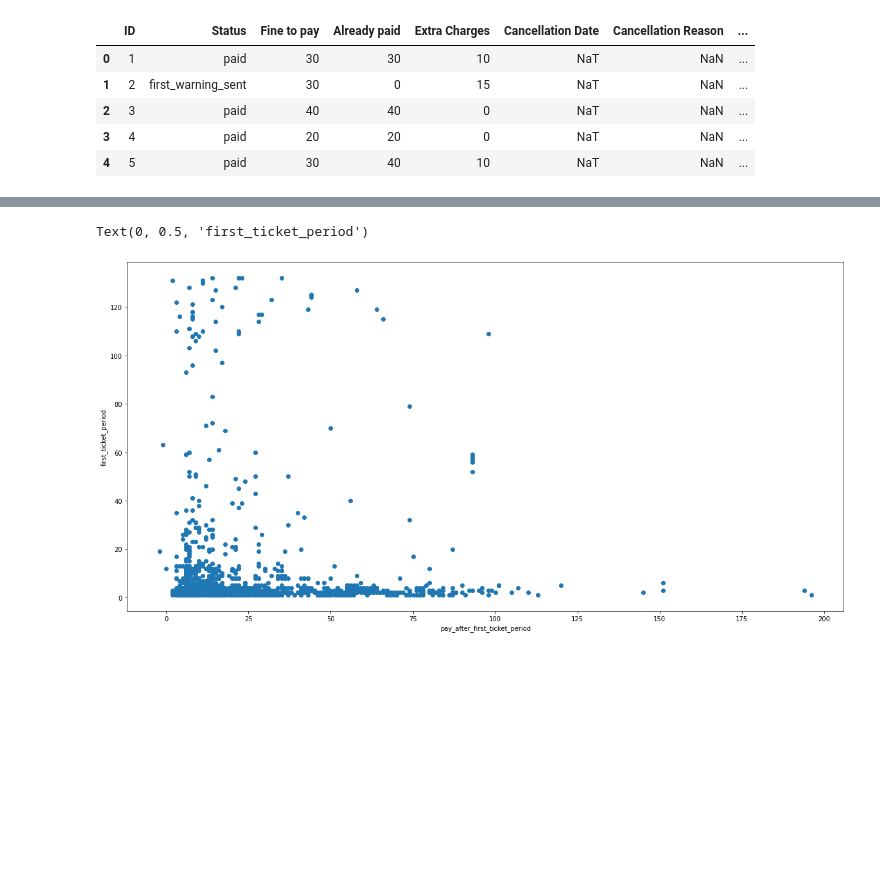
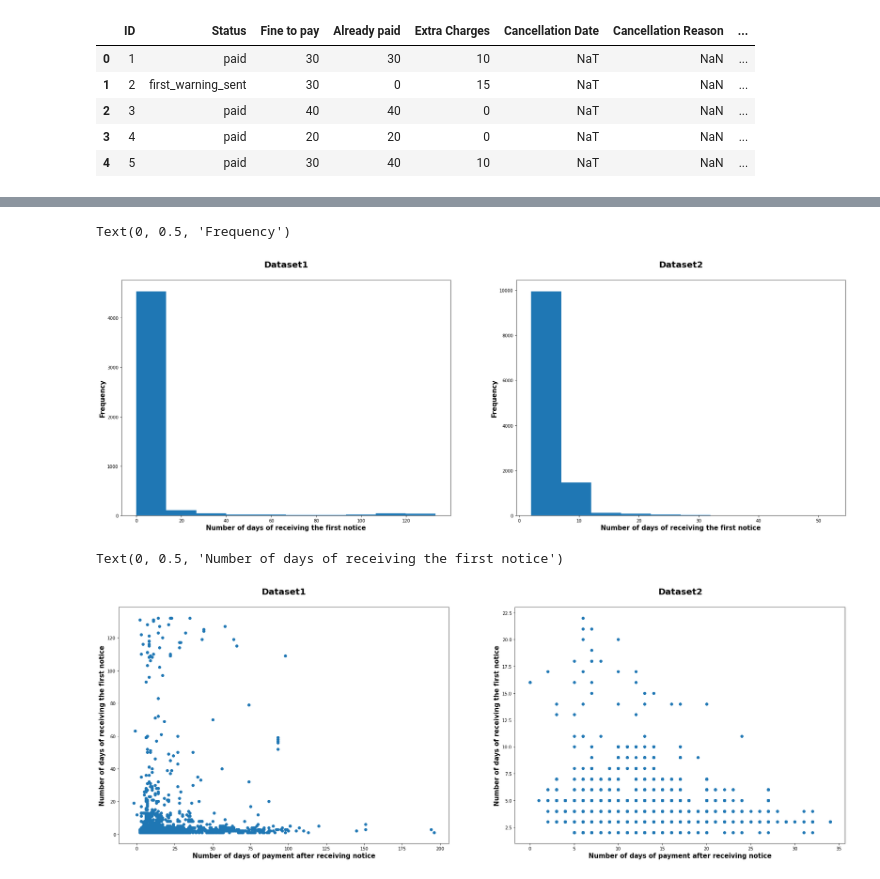
Before and after one commit to ANH2510/Parking-Service, a Jupyter notebook: challenge_1.ipynb, the cells around one changed output, grey strips where cells are left out. Drawn from its saved outputs; the diff is of its cells as text; code cells hidden in the pictures; blank space fills up the shorter version.

```diff
--- a/challenge_1.ipynb
+++ b/challenge_1.ipynb
@@ -51,15 +51,25 @@ print(f"{payment_rate_2:.2f}%")
 35.78%
 # %%
 #Transform datatype
-data1['Day of Violation'] = pd.to_datetime(data1['Day of Violation'])
-data1['First Letter'] = pd.to_datetime(data1['First Letter'])
-data1['Reminder Sent'] = pd.to_datetime(data1['Reminder Sent'])
-data1['First Warning'] = pd.to_datetime(data1['First Warning'])
-data1['Cancellation Date'] = pd.to_datetime(data1['Cancellation Date'])
-data1['Payment Date'] = pd.to_datetime(data1['Payment Date'])
+data1["Day of Violation"] = pd.to_datetime(data1["Day of Violation"])
+data1["First Letter"] = pd.to_datetime(data1["First Letter"])
+data1["Reminder Sent"] = pd.to_datetime(data1["Reminder Sent"])
+data1["First Warning"] = pd.to_datetime(data1["First Warning"])
+data1["Cancellation Date"] = pd.to_datetime(data1["Cancellation Date"])
+data1["Payment Date"] = pd.to_datetime(data1["Payment Date"])
+
+data2["Day of Violation"] = pd.to_datetime(data2["Day of Violation"])
+data2["First Letter"] = pd.to_datetime(data2["First Letter"])
+data2["Reminder Sent"] = pd.to_datetime(data2["Reminder Sent"])
+data2["First Warning"] = pd.to_datetime(data2["First Warning"])
+data2["Cancellation Date"] = pd.to_datetime(data2["Cancellation Date"])
+data2["Payment Date"] = pd.to_datetime(data2["Payment Date"])
 # %%
-data1['first_ticket_period'] = data1['First Letter'] - data1['Day of Violation']
-data1['pay_after_first_ticket_period'] = data1['Payment Date'] - data1['First Letter']
+data1["first_ticket_period"] = data1["First Letter"] - data1["Day of Violation"]
+data1["pay_after_first_ticket_period"] = data1["Payment Date"] - data1["First Letter"]
+
+data2["first_ticket_period"] = data2["First Letter"] - data2["Day of Violation"]
+data2["pay_after_first_ticket_period"] = data2["Payment Date"] - data2["First Letter"]
 # %%
 data1.head()
 # %% [output]
@@ -70,5 +80,8 @@ data1.head()
 | 3 | 4 | paid | 20 | 20 | 0 | NaT | NaN | ... |
 | 4 | 5 | paid | 30 | 40 | 10 | NaT | NaN | ... |
 # %%
-data1['first_ticket_period'] = data1['first_ticket_period'].dt.days
-data1['pay_after_first_ticket_period'] = data1['pay_after_first_ticket_period'].dt.days
+data1["first_ticket_period"] = data1["first_ticket_period"].dt.days
+data1["pay_after_first_ticket_period"] = data1["pay_after_first_ticket_period"].dt.days
+
+data2["first_ticket_period"] = data2["first_ticket_period"].dt.days
+data2["pay_after_first_ticket_period"] = data2["pay_after_first_ticket_period"].dt.days
@@ -103,8 +88,27 @@ plt.hist(data1['pay_after_first_ticket_period'],)
-# %%
-plt.figure(figsize=(20,10))
-plt.scatter(x=data1['pay_after_first_ticket_period'], y = data1['first_ticket_period'])
-plt.xlabel("pay_after_first_ticket_period")
-plt.ylabel("first_ticket_period")
-# %% [output]
-Text(0, 0.5, 'first_ticket_period')
-[figure, removed]
+# %%
+fig, (ax1, ax2) = plt.subplots(ncols = 2, nrows = 1, figsize = (30,10))
+ax1.hist(data1["first_ticket_period"])
+ax1.set_title("Dataset1", weight = "bold", fontsize = 20, pad = 30)
+ax1.set_xlabel("Number of days of receiving the first notice", weight = "bold", fontsize = 15)
+ax1.set_ylabel("Frequency", weight = "bold", fontsize = 15)
+ax2.hist(data2["first_ticket_period"])
+ax2.set_title("Dataset2", weight = "bold", fontsize = 20, pad = 30)
+ax2.set_xlabel("Number of days of receiving the first notice", weight = "bold", fontsize = 15)
+ax2.set_ylabel("Frequency", weight = "bold", fontsize = 15)
+# %% [output]
+Text(0, 0.5, 'Frequency')
+[figure, added]
+# %%
+fig, (ax1, ax2) = plt.subplots(ncols = 2, nrows = 1, figsize = (30,10))
+
+ax1.scatter(x=data1["pay_after_first_ticket_period"], y = data1["first_ticket_period"])
+ax1.set_title("Dataset1", weight = "bold", fontsize = 20, pad = 30)
+ax1.set_xlabel("Number of days of payment after receiving notice", weight = "bold", fontsize = 15)
+ax1.set_ylabel("Number of days of receiving the first notice", weight = "bold", fontsize = 15)
+ax2.scatter(x=data2["pay_after_first_ticket_period"], y = data2["first_ticket_period"])
+ax2.set_title("Dataset2", weight = "bold", fontsize = 20, pad = 30)
+ax2.set_xlabel("Number of days of payment after receiving notice", weight = "bold", fontsize = 15)
+ax2.set_ylabel("Number of days of receiving the first notice", weight = "bold", fontsize = 15)
+# %% [output]
+Text(0, 0.5, 'Number of days of receiving the first notice')
+[figure, added]
```
Also changed, not shown: parts of 14 cells of this notebook.
